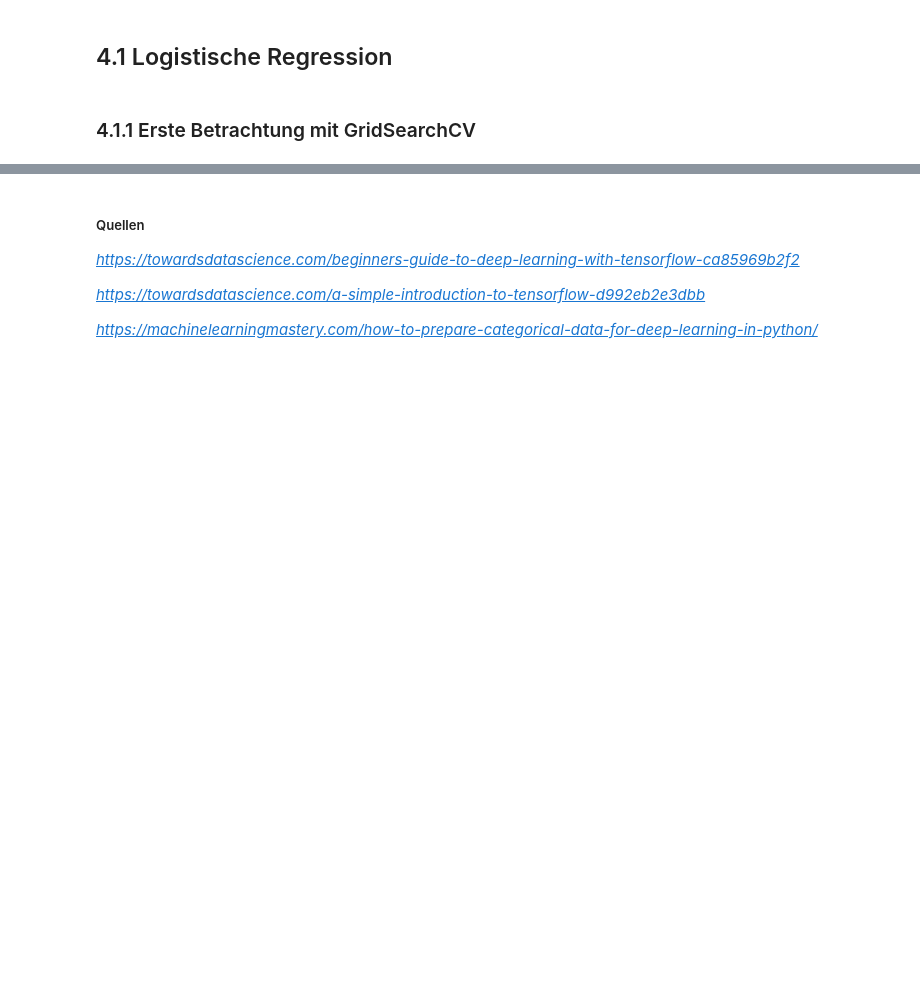
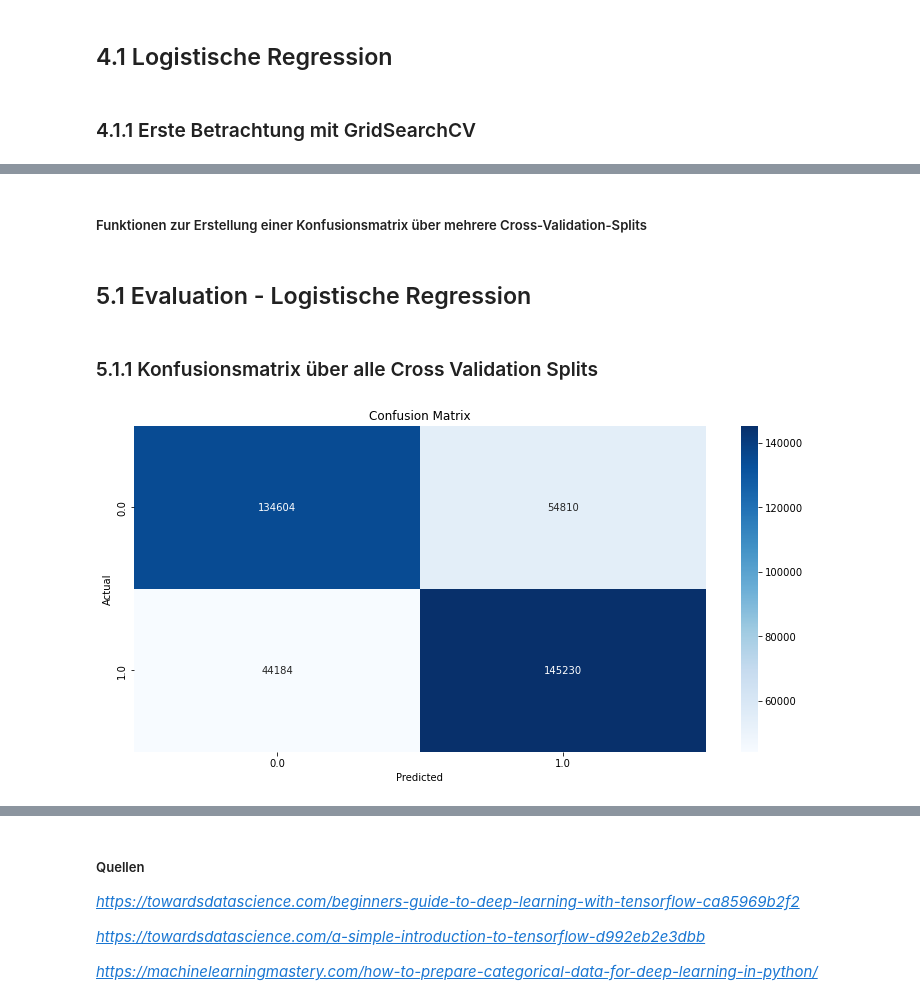
Before and after one commit to switchmachine/Diabetes-Health-Indicators, a Jupyter notebook: Programmieren2_Gruppe7_Projekt_DiabetesHealthIndicators.ipynb, the cells around one changed output, grey strips where cells are left out. Drawn from its saved outputs; the diff is of its cells as text; code cells hidden in the pictures; blank space fills up the shorter version.

```diff
--- a/Programmieren2_Gruppe7_Projekt_DiabetesHealthIndicators.ipynb
+++ b/Programmieren2_Gruppe7_Projekt_DiabetesHealthIndicators.ipynb
@@ -888,0 +1127,52 @@ for train_index, test_index in skf.split(x_values_scaled_ss, y_value_binary):
+# %% [markdown]
+##### Funktionen zur Erstellung einer Konfusionsmatrix über mehrere Cross-Validation-Splits
+# %%
+def cross_val_predict(model, kfold, x_values, y_value):
+
+    # model_ = cp.deepcopy(model)
+
+    # no_classes = len(np.unique(y_value))
+
+    actual_classes = np.array([])
+    predicted_classes = np.array([])
+    # predicted_proba = np.array([])
+
+    for train_index, test_index in kfold.split(x_values, y_value):
+
+        X_train, y_train = x_values.iloc[train_index], y_value.iloc[train_index]
+        X_test, y_test = x_values.iloc[test_index], y_value.iloc[test_index]
+
+        actual_classes = np.append(actual_classes, y_test)
+
+        model.fit(X_train, y_train)
+
+        predicted_classes = np.append(predicted_classes, model.predict(X_test))
+
+#         try:
+#             predicted_proba = np.append(predicted_proba, model.predict_proba(X_test))
+#         except:
+#             predicted_proba = np.append(predicted_proba, np.zeros((len(X_test), no_classes)), axis=0)
+
+    # return actual_classes, predicted_classes, predicted_proba
+    return actual_classes, predicted_classes
+
+def plot_confusion_matrix(actual_classes, predicted_classes, sorted_labels):
+
+    matrix = confusion_matrix(actual_classes, predicted_classes)
+
+    plt.figure(figsize=(12.8,6))
+    sns.heatmap(matrix, annot=True, xticklabels=sorted_labels, yticklabels=sorted_labels, cmap="Blues", fmt="g")
+    plt.xlabel('Predicted'); plt.ylabel('Actual'); plt.title('Confusion Matrix')
+
+    plt.show()
+# %% [markdown]
+## 5.1 Evaluation - Logistische Regression
+# %% [markdown]
+### 5.1.1 Konfusionsmatrix über alle Cross Validation Splits
+# %%
+cv = KFold(n_splits=5, shuffle=True, random_state=42)
+
+actual_classes_logreg, predicted_classes_logreg, predicted_proba_logreg = cross_val_predict(logreg_unbalanced, cv, x_smote, y_smote)
+plot_confusion_matrix(actual_classes_logreg, predicted_classes_logreg, ['0.0', '1.0'])
+# %% [output]
+[figure, added]
```
Also changed, not shown: parts of 212 cells of this notebook.
